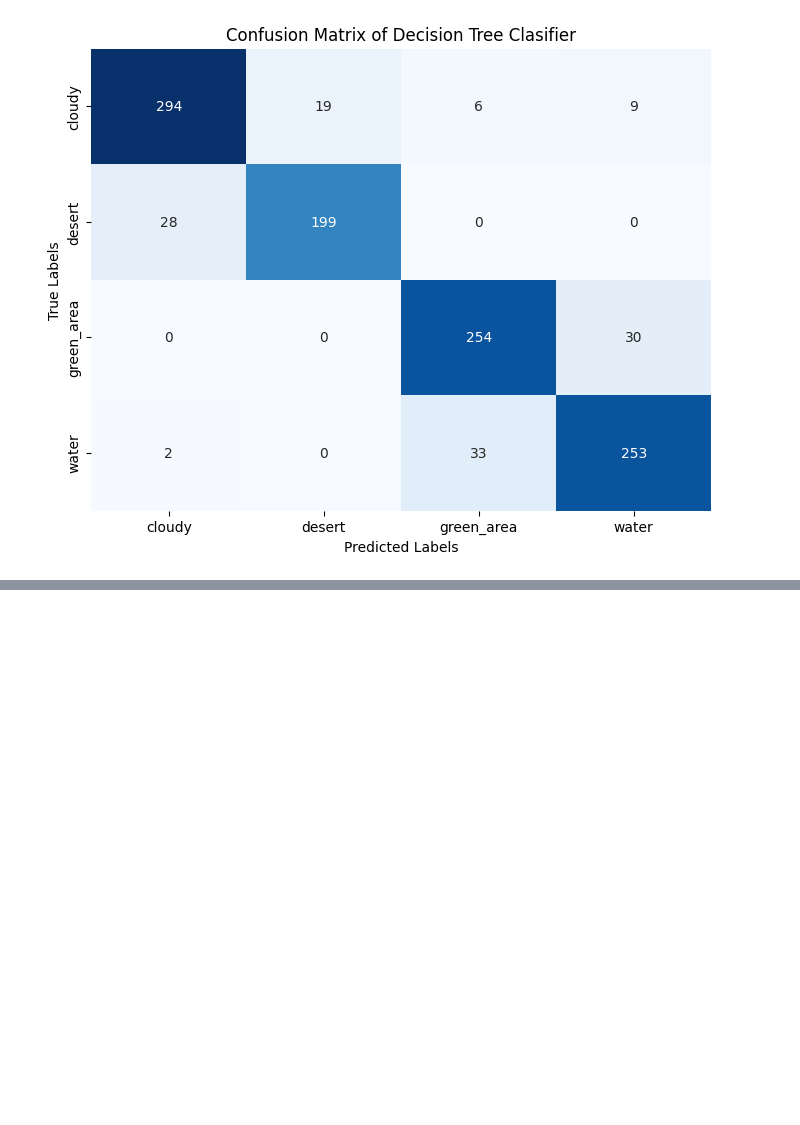
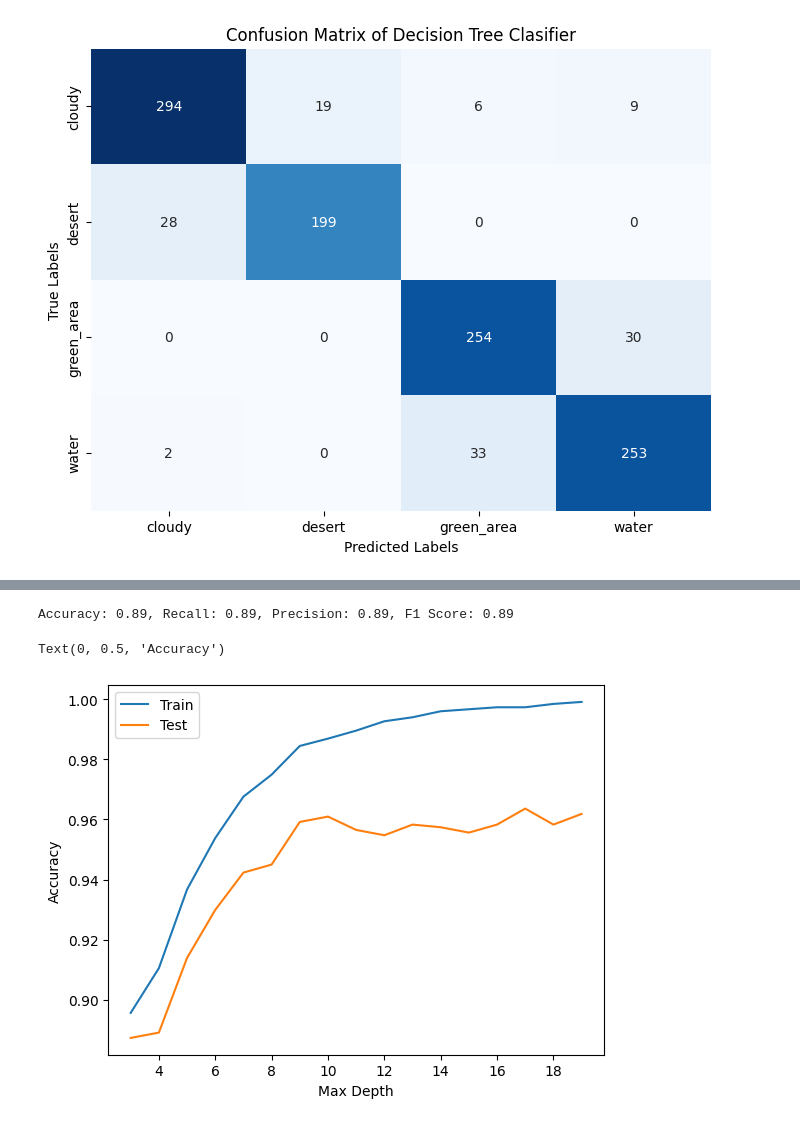
Before and after one commit to A02276327/CS5830_project8, a Jupyter notebook: Project8.ipynb, the cells around one changed output, grey strips where cells are left out. Drawn from its saved outputs; the diff is of its cells as text; code cells hidden in the pictures; blank space fills up the shorter version.

```diff
--- a/Project8.ipynb
+++ b/Project8.ipynb
@@ -299,14 +246,0 @@ mlp.coefs_
-# %%
-mlp = MLPClassifier(hidden_layer_sizes=(10, 8, 4),max_iter=500)
-mlp.fit(trainX,trainY)
-predictions = mlp.predict(testX)
-conf_matrix = confusion_matrix(testY, predictions)
-print("Confusion Matrix of Neural Network:")
-print(conf_matrix)
-plt.figure(figsize=(8, 6))
-sns.heatmap(conf_matrix, annot=True, fmt='d', cmap='Blues', cbar=False,
-            xticklabels=le.classes_, yticklabels=le.classes_)
-plt.title("Confusion Matrix of Nueral Network")
-plt.xlabel("Predicted Labels")
-plt.ylabel("True Labels")
-plt.show()
@@ -319,0 +256,31 @@ Confusion Matrix of Neural Network:
+# %%
+print(f'Accuracy: {accuracy_score(testY, predictions):.2f}, '
+      f'Recall: {recall_score(testY, predictions, average="weighted"):.2f}, '
+      f'Precision: {precision_score(testY, predictions, average="weighted"):.2f}, '
+      f'F1 Score: {f1_score(testY, predictions, average="weighted"):.2f}')
+# %% [output]
+Accuracy: 0.89, Recall: 0.89, Precision: 0.89, F1 Score: 0.89
+# %%
+trainscore = {}
+testscore={}
+for r in range(3,20):
+    treeclf = DecisionTreeClassifier(max_depth=r, random_state=1)
+    treeclf.fit(trainX, trainY)
+    predictions = treeclf.predict(testX)
+    testscore[f'{r}']= accuracy_score(testY, predictions)
+    train_predictions = treeclf.predict(trainX)
+    trainscore[f'{r}']= accuracy_score(trainY,train_predictions)
+# %%
+trainscore
+data1 = pd.DataFrame(trainscore.values(), columns=['TrainScore'])
+data1['TestScore']=testscore.values()
+# %%
+data1['Max_depth']=range(3,20)
+# %%
+sns.lineplot(data=data1, x='Max_depth', y = 'TrainScore', label='Train')
+sns.lineplot(data=data1, x='Max_depth', y = 'TestScore', label='Test')
+plt.xlabel('Max Depth')
+plt.ylabel('Accuracy')
+# %% [output]
+Text(0, 0.5, 'Accuracy')
+[figure, added]
```
Also changed, not shown: parts of 36 cells of this notebook, 6 other files.
